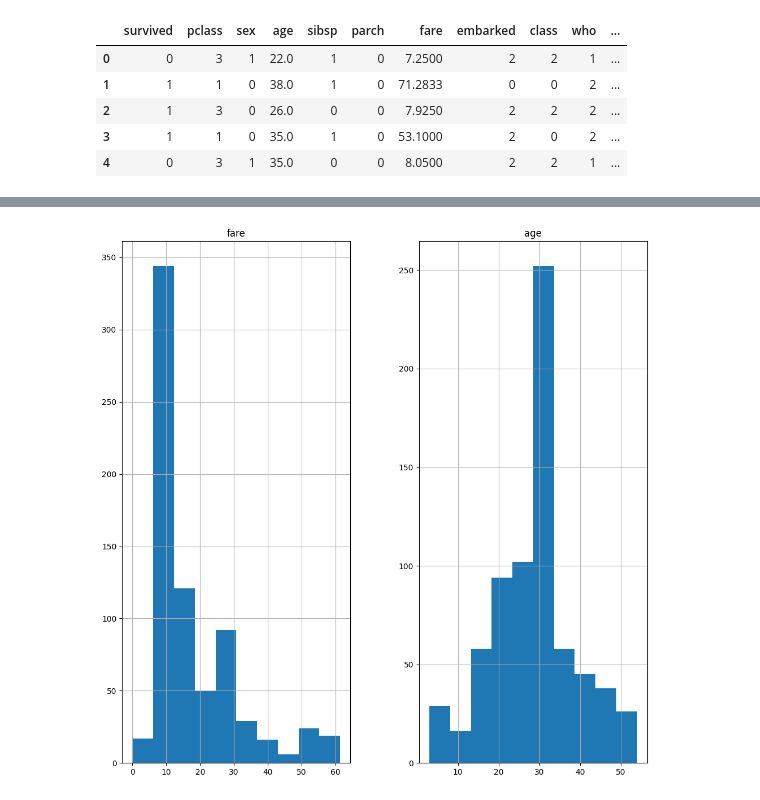
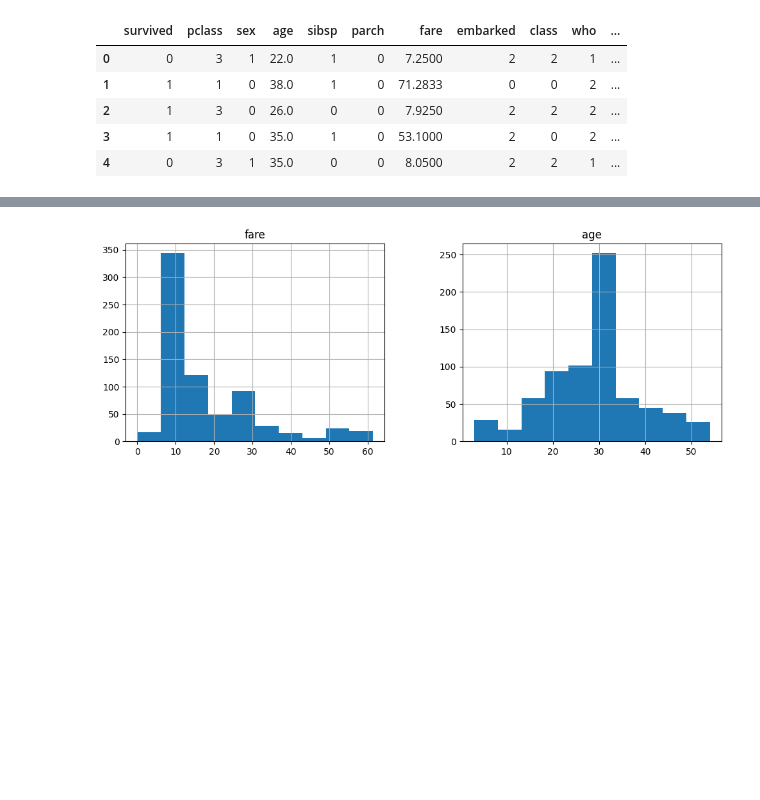
Before and after one commit to coderhyder17/Machine-Learning, a Jupyter notebook: 11_support_vector_machine_(svm).ipynb, the cells around one changed output, grey strips where cells are left out. Cells and saved outputs as stored; diff of their text form; code cells hidden in the pictures; blank space fills up the shorter version.

```diff
--- a/11_support_vector_machine_(svm).ipynb
+++ b/11_support_vector_machine_(svm).ipynb
@@ -206,10 +206,10 @@ IQR = Q3 - Q1
 kashti = kashti[(kashti['fare'] >= (Q1 - 1.5 * IQR)) & (kashti['fare'] <= (Q3 + 1.5 * IQR))]
 # %%
 # check the normalization of the data using the histogram
-kashti[['fare', 'age']].hist(figsize=(12, 12))
+kashti[['fare', 'age']].hist(figsize=(12, 4))
 plt.show()
 # %% [output]
-[figure, old version]
+[figure, new version]
 # %%
 # Scaling the age and fare columns using using mixmax scaler
 from sklearn.preprocessing import MinMaxScaler
```
Also changed, not shown: parts of 7 cells of this notebook, 3 other files.
